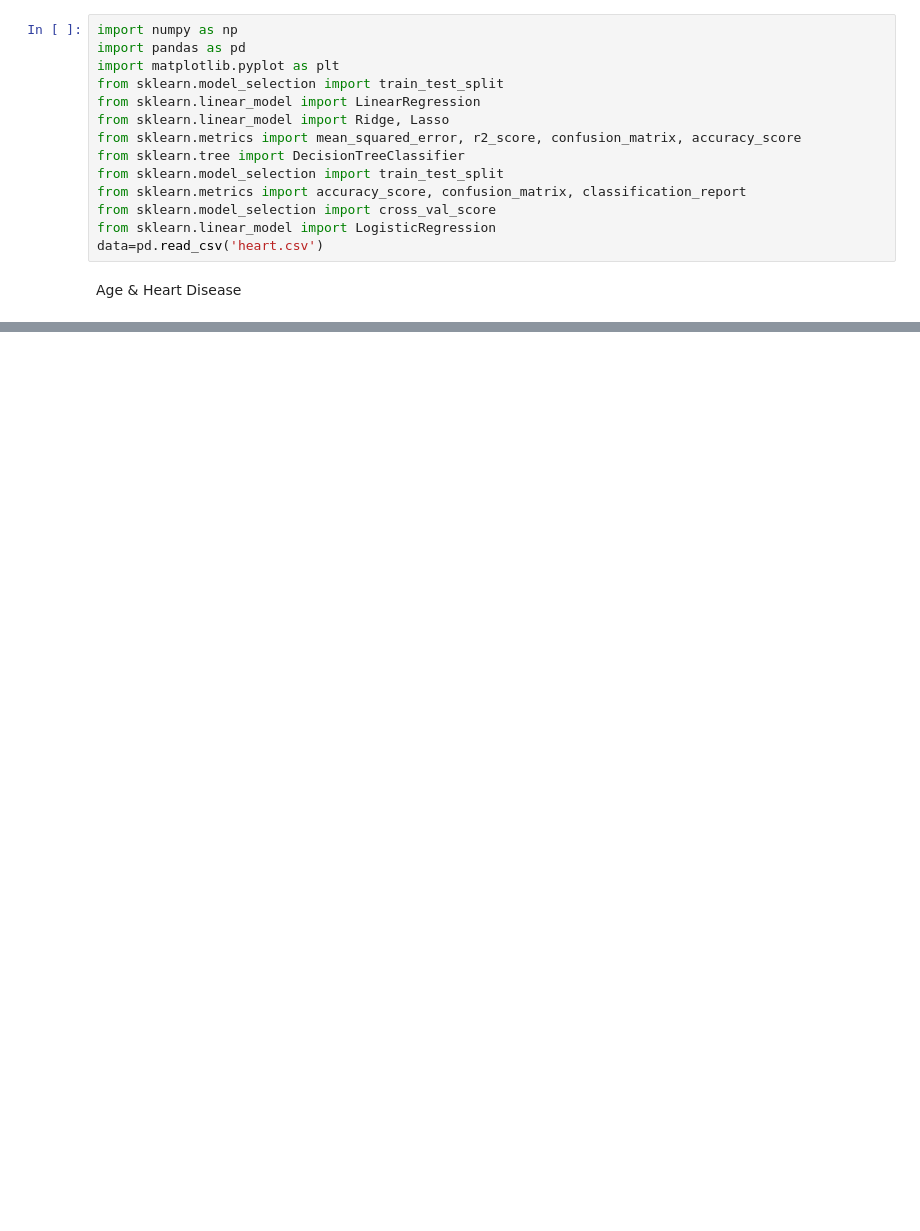
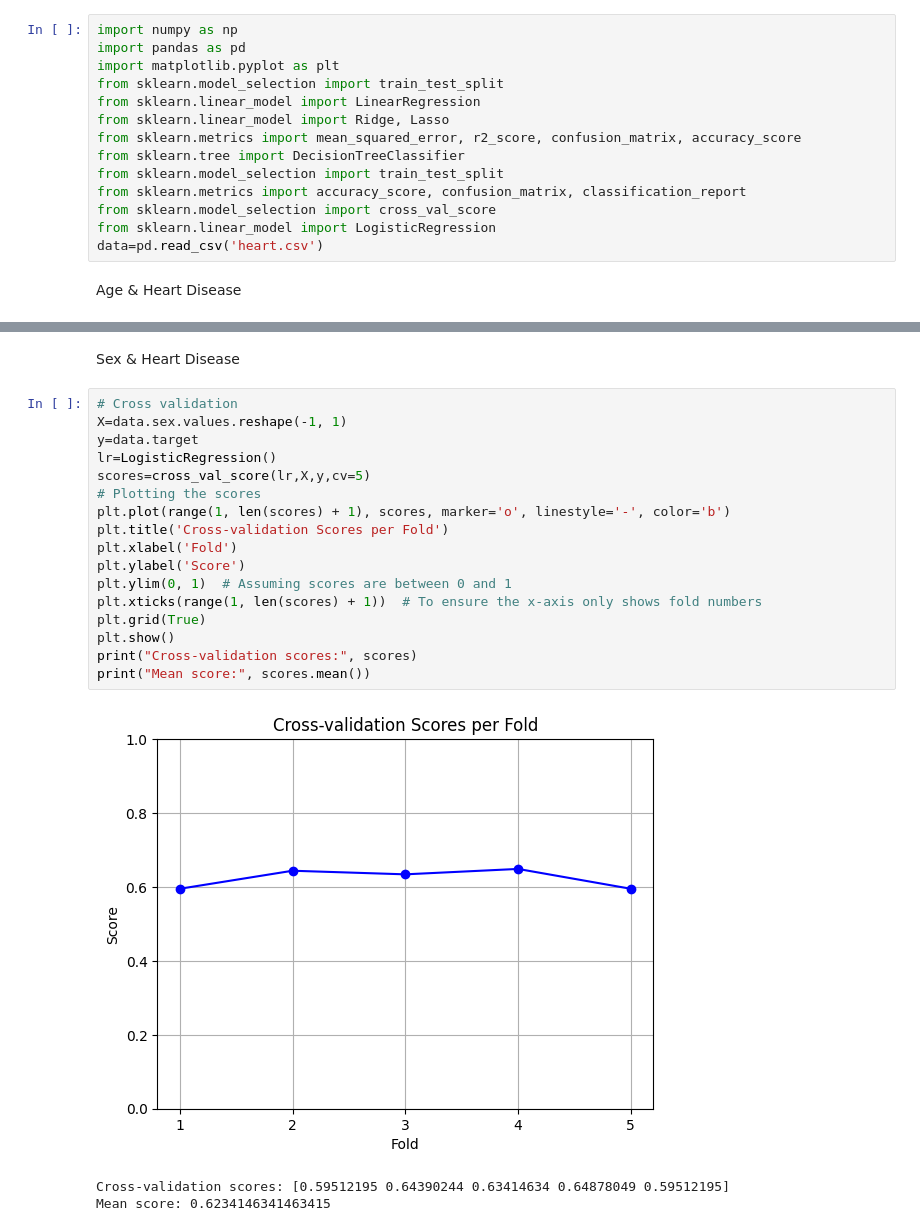
Before and after one commit to GiaKhanh-LVC/First-Data-Science, a Jupyter notebook: notebook/Heart-Disease-Dataset-Fitting-Model.ipynb, the cells around one changed output, grey strips where cells are left out. Saved outputs shown, nothing was run; the diff lists cells and outputs as text; blank space fills up the shorter version.

```diff
--- a/notebook/Heart-Disease-Dataset-Fitting-Model.ipynb
+++ b/notebook/Heart-Disease-Dataset-Fitting-Model.ipynb
@@ -37,0 +58,23 @@ Mean score: 0.6331707317073171
+# %% [markdown]
+Sex & Heart Disease
+# %%
+# Cross validation
+X=data.sex.values.reshape(-1, 1)
+y=data.target
+lr=LogisticRegression()
+scores=cross_val_score(lr,X,y,cv=5)
+# Plotting the scores
+plt.plot(range(1, len(scores) + 1), scores, marker='o', linestyle='-', color='b')
+plt.title('Cross-validation Scores per Fold')
+plt.xlabel('Fold')
+plt.ylabel('Score')
+plt.ylim(0, 1)  # Assuming scores are between 0 and 1
+plt.xticks(range(1, len(scores) + 1))  # To ensure the x-axis only shows fold numbers
+plt.grid(True)
+plt.show()
+print("Cross-validation scores:", scores)
+print("Mean score:", scores.mean())
+# %% [output]
+[figure, added]
+Cross-validation scores: [0.59512195 0.64390244 0.63414634 0.64878049 0.59512195]
+Mean score: 0.6234146341463415
```
Also changed, not shown: parts of 4 cells of this notebook.
